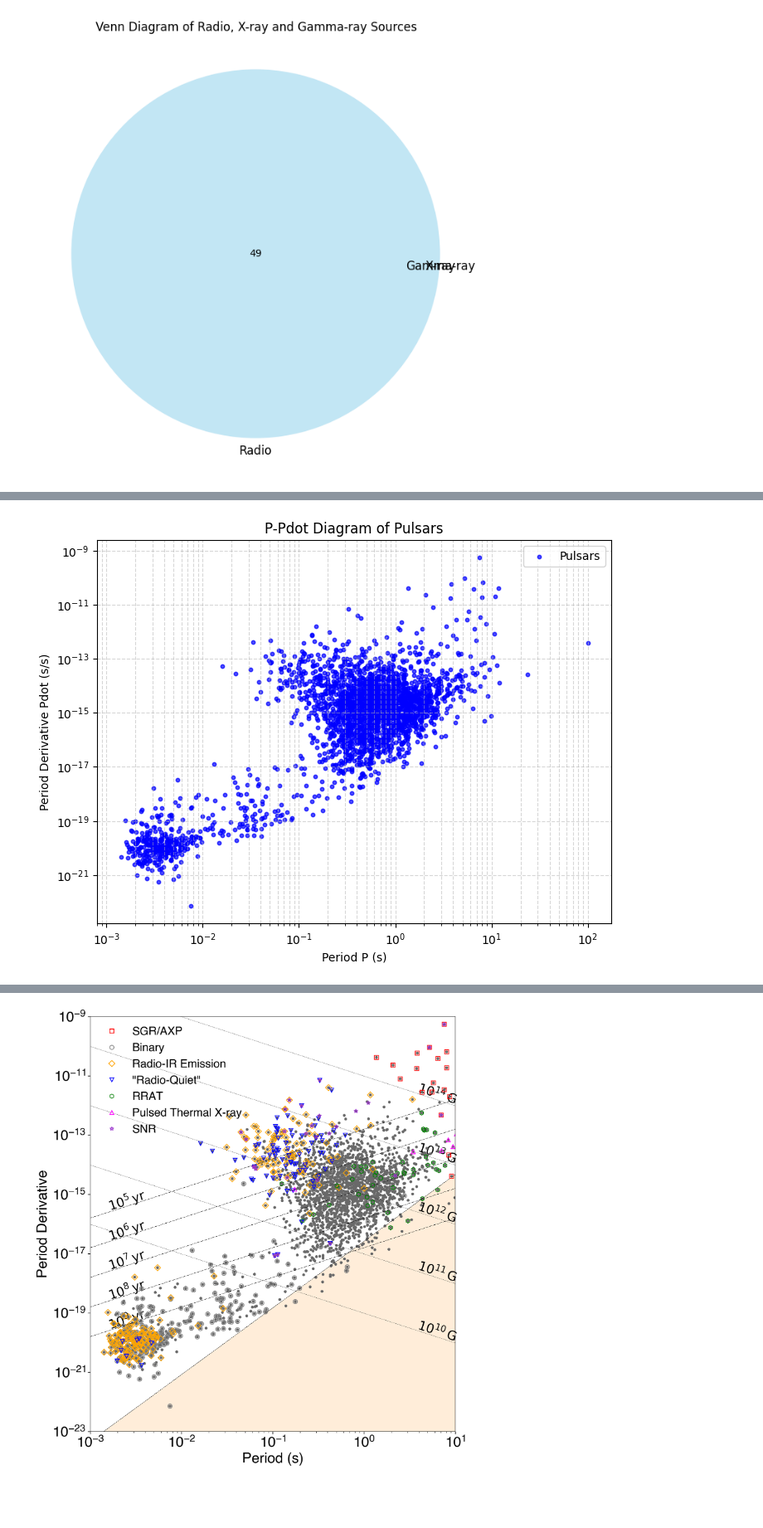
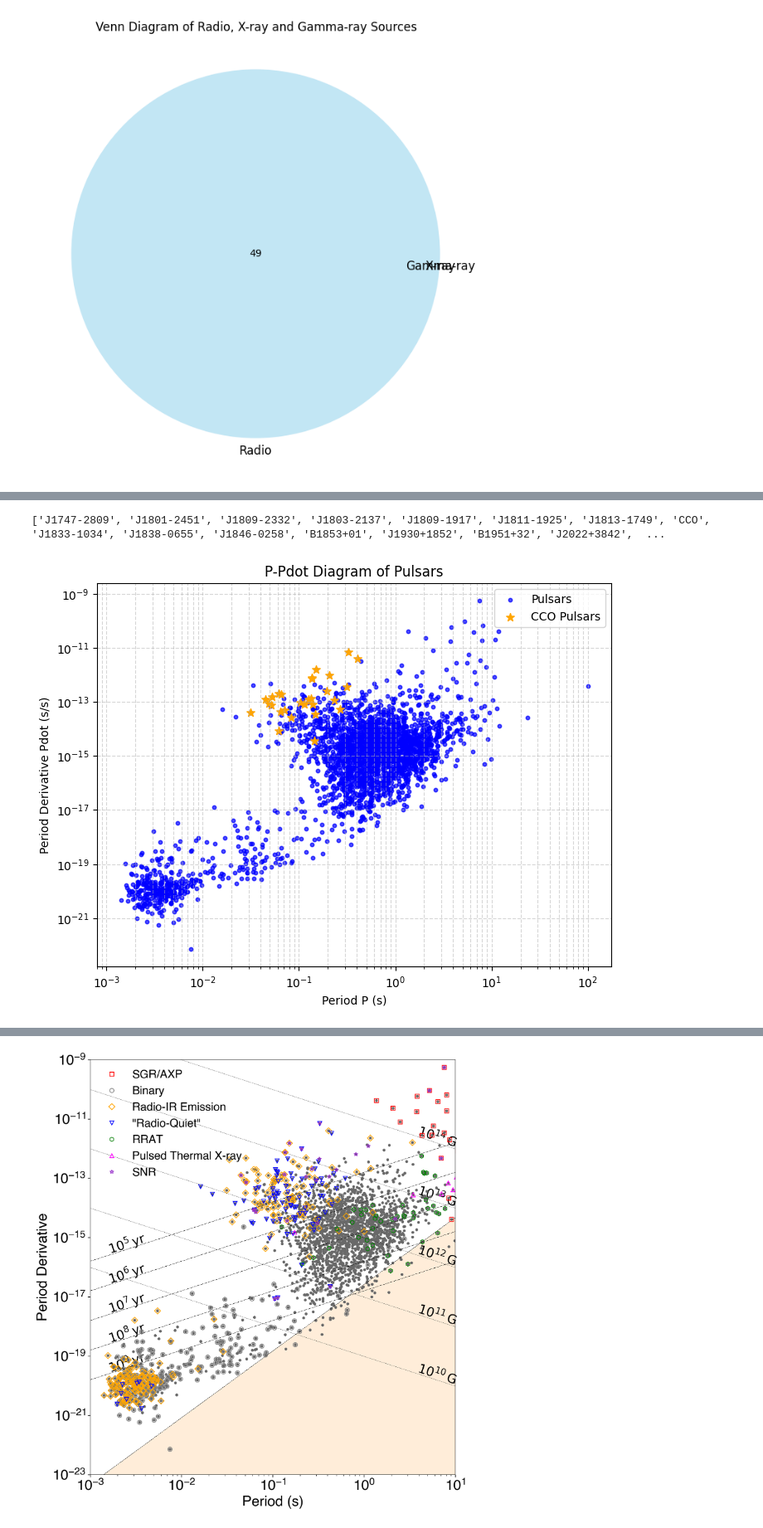
Before and after one commit to whjing/radioAstro, a Jupyter notebook: composite-snr/code/3.multiwave.ipynb, the cells around one changed output, grey strips where cells are left out. Shown at 83% size. Saved outputs shown, nothing was run; the diff lists cells and outputs as text; code cells hidden in the pictures; blank space fills up the shorter version.

```diff
--- a/composite-snr/code/3.multiwave.ipynb
+++ b/composite-snr/code/3.multiwave.ipynb
@@ -130,33 +149,50 @@ See the caveats in the documentation: https://pandas.pydata.org/pandas-docs/stab
 # %%
 import numpy as np
 import pandas as pd
 import matplotlib.pyplot as plt
 from psrqpy import QueryATNF
 
 # 查询 ATNF Catalogue，获取 P0 和 P1
 query = QueryATNF(params=["PSRJ", "P0", "P1"])  # PSRJ: 脉冲星名称, P0: 自转周期, P1: 自转周期导数
 df = query.table.to_pandas()  # 转换为 Pandas DataFrame
 
 # 过滤掉缺失值
 df = df.dropna(subset=["P0", "P1"])
 
 # 将 P0 和 P1 转换为数值类型
 df["P0"] = df["P0"].astype(float)  # 自转周期 (秒)
 df["P1"] = df["P1"].astype(float)  # 周期变化率 (s/s)
 
-# 保存数据到 CSV 文件
-df.to_csv("pulsar_p_pdot.csv", index=False)
+# 读取三号目录 (three-cat.csv)
+cco_df = pd.read_csv("../cat/three-cat.csv")
+
+# 确保 'pulsar-CCO' 列存在
+if "pulsar-CCO" in cco_df.columns:
+    cco_pulsars = [name.replace("PSR ", "") for name in cco_df["pulsar-CCO"].dropna().astype(str).tolist()]  # 获取 CCO 名单
+    print(cco_pulsars)
+
+    # 筛选出属于 CCO 的脉冲星
+    cco_data = df[df["PSRJ"].isin(cco_pulsars)]
+else:
+    cco_data = pd.DataFrame()  # 若无该列，则为空
 
 # 绘制 P-Pdot 图
 plt.figure(figsize=(8, 6))
 plt.scatter(df["P0"], df["P1"], s=10, color="blue", alpha=0.7, label="Pulsars")
+
+# 如果 CCO 数据存在，则绘制橙色星型散点
+if not cco_data.empty:
+    plt.scatter(cco_data["P0"], cco_data["P1"], s=50, color="orange", marker="*", label="CCO Pulsars")
+
 plt.xscale("log")  # 对数刻度
+
 plt.yscale("log")
 plt.xlabel("Period P (s)")
 plt.ylabel("Period Derivative Pdot (s/s)")
 plt.title("P-Pdot Diagram of Pulsars")
 plt.grid(True, which="both", linestyle="--", alpha=0.5)
 plt.legend()
 plt.show()
 # %% [output]
+['J1747-2809', 'J1801-2451', 'J1809-2332', 'J1803-2137', 'J1809-1917', 'J1811-1925', 'J1813-1749', 'CCO', 'J1833-1034', 'J1838-0655', 'J1846-0258', 'B1853+01', 'J1930+1852', 'B1951+32', 'J2022+3842',  ...
-[figure, old version]
+[figure, new version]
```
Also changed, not shown: parts of 2 cells of this notebook, 10 other files.
